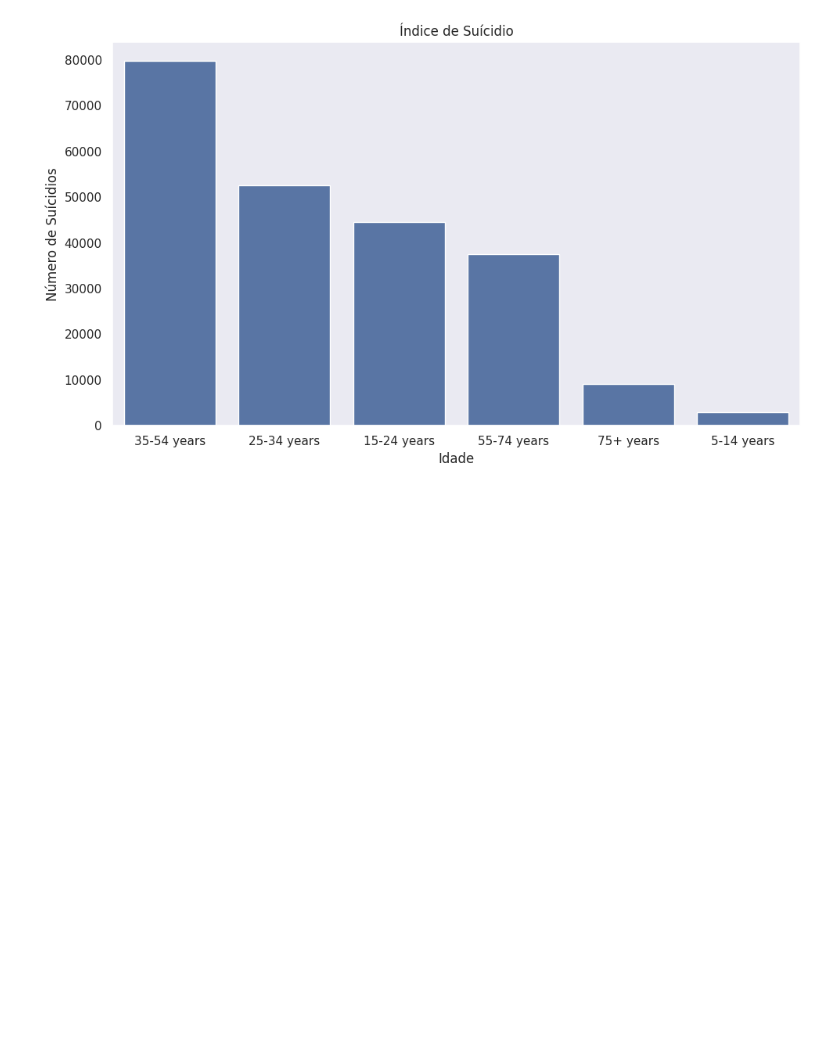
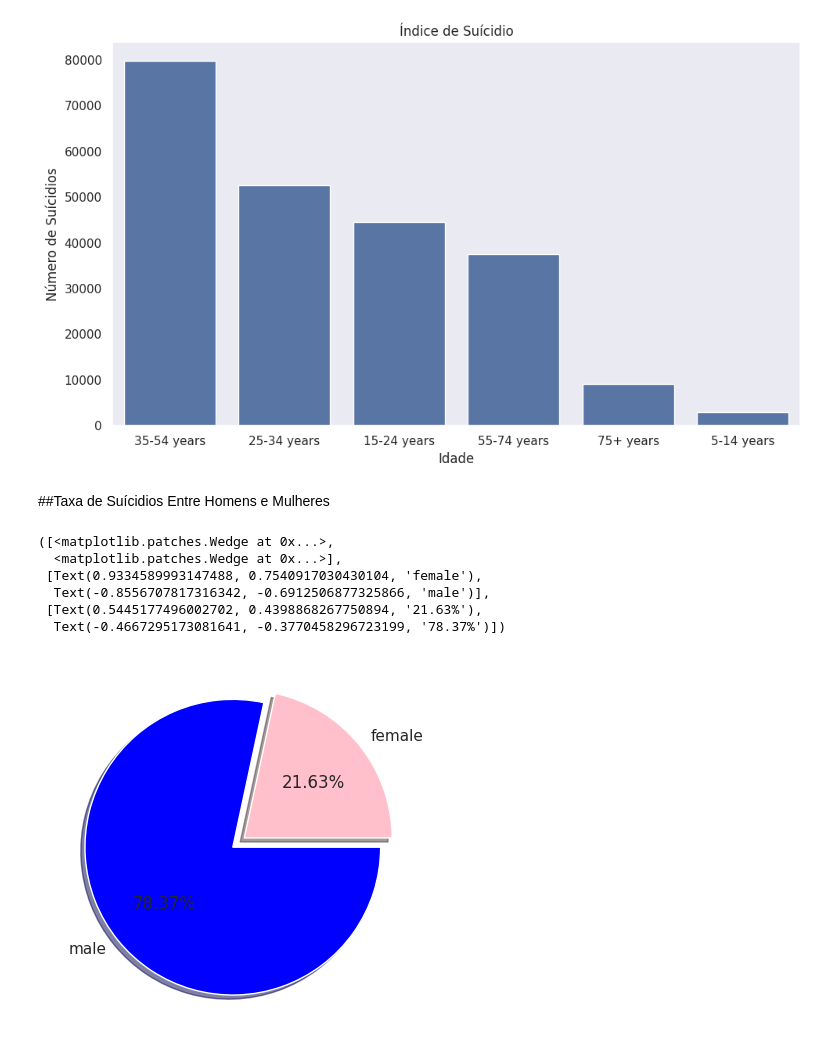
Before and after one commit to Luis-Hauck/Analise_Exploratoria_Suicidios_no_Brasil, a Jupyter notebook: Analise_Exploratoria_de_Dados.ipynb, the cells around one changed output. Cells and saved outputs as stored; diff of their text form; code cells hidden in the pictures; blank space fills up the shorter version.

```diff
--- a/Analise_Exploratoria_de_Dados.ipynb
+++ b/Analise_Exploratoria_de_Dados.ipynb
@@ -258,3 +262,19 @@ plt.ylabel('Número de Suícidios')
 plt.tight_layout()
 # %% [output]
 [figure]
+# %% [markdown]
+##Taxa de Suícidios Entre Homens e Mulheres
+# %%
+#Agrupamos números de suícidios
+genero = suic_brasil.groupby('sex')['suicides_no'].sum()
+# %%
+#Criamos o gráfico
+plt.pie(genero, labels = genero.index,autopct='%.2f%%', shadow=True, colors = ['pink', 'blue'], explode=[0.1, 0])
+# %% [output]
+([<matplotlib.patches.Wedge at 0x...>,
+  <matplotlib.patches.Wedge at 0x...>],
+ [Text(0.9334589993147488, 0.7540917030430104, 'female'),
+  Text(-0.8556707817316342, -0.6912506877325866, 'male')],
+ [Text(0.5445177496002702, 0.4398868267750894, '21.63%'),
+  Text(-0.4667295173081641, -0.3770458296723199, '78.37%')])
+[figure, added]
```
Also changed, not shown: parts of 10 cells of this notebook.
